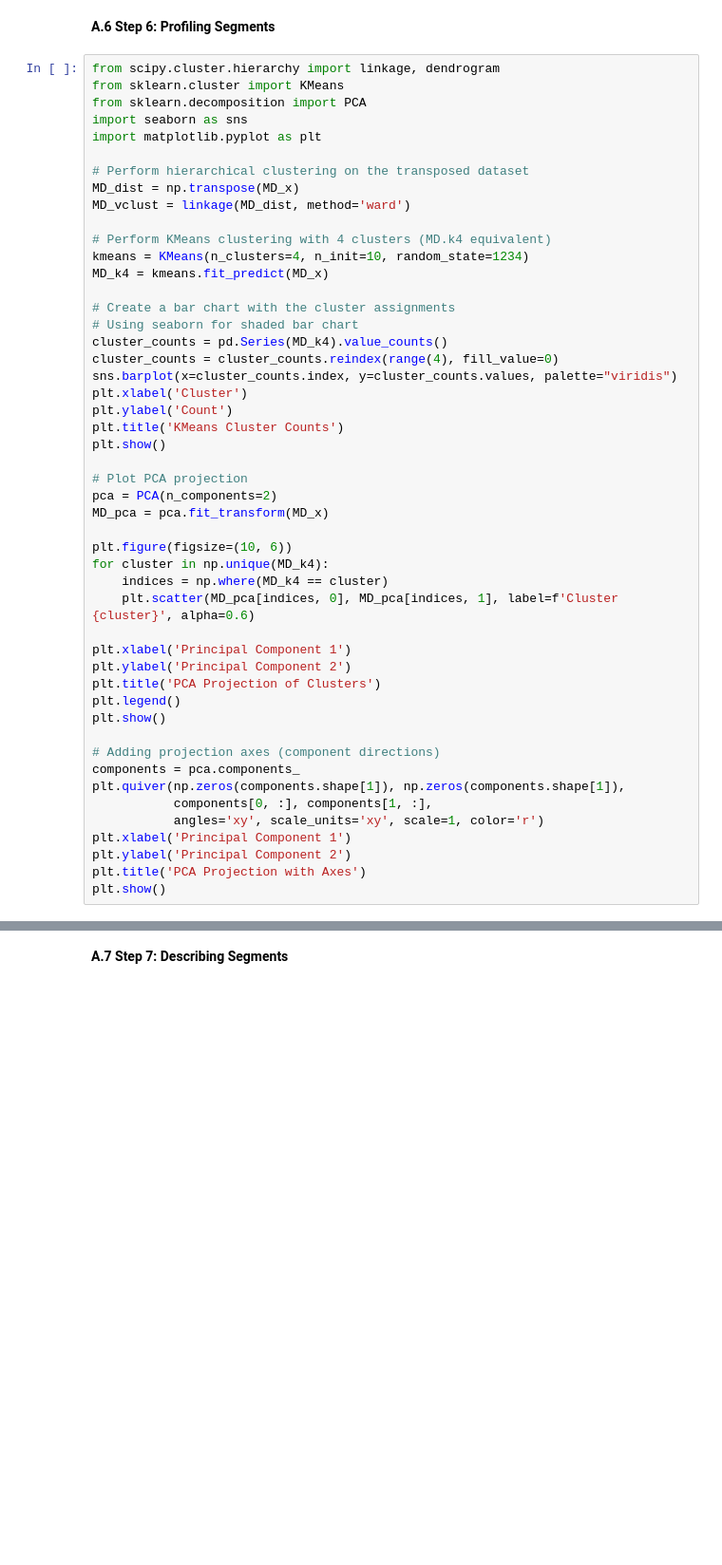
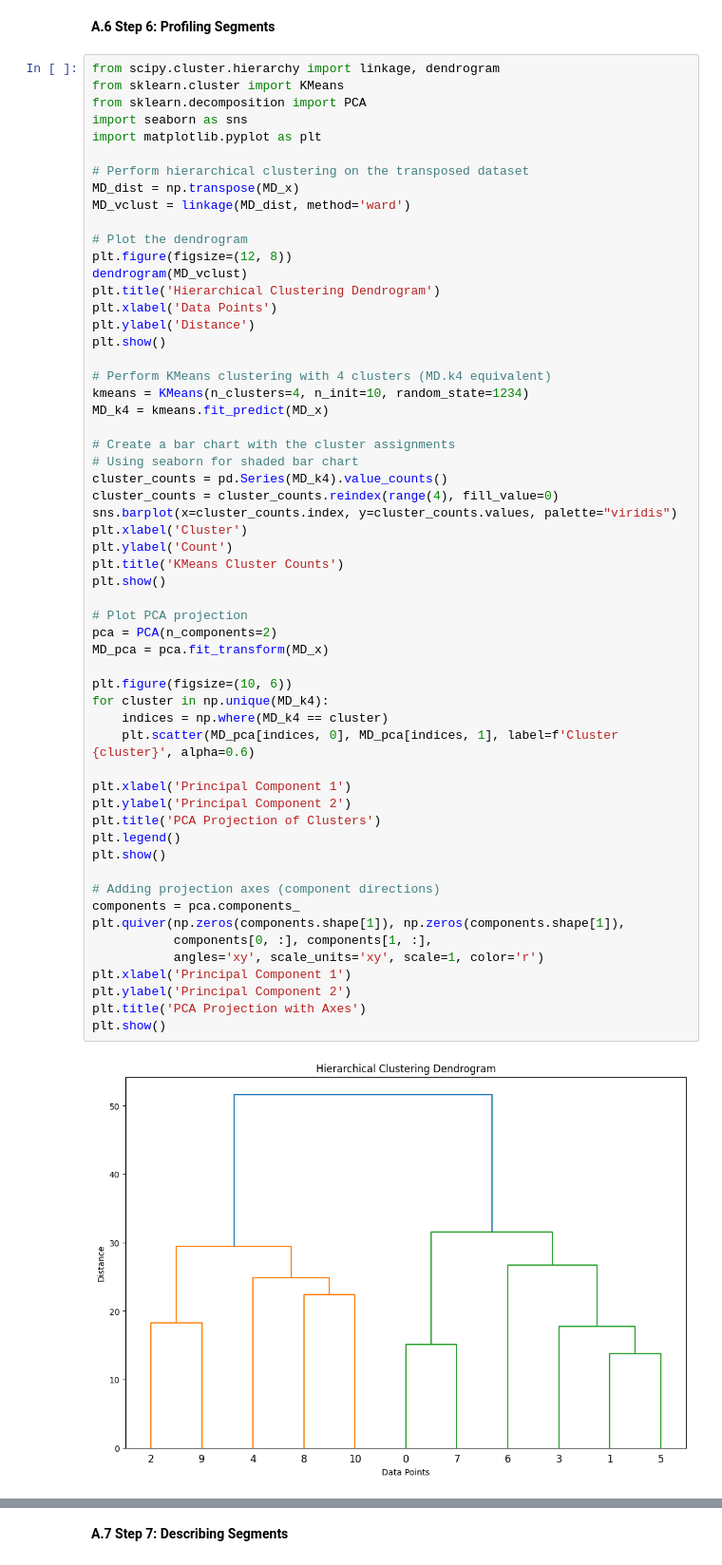
Before and after one commit to Pritha2507/Market_Segmentation_Analysis, a Jupyter notebook: Feynn_Labs_Task2.ipynb, the cells around one changed output, grey strips where cells are left out. Shown at 95% size. Drawn from its saved outputs; the diff is of its cells as text; blank space fills up the shorter version.

```diff
--- a/Feynn_Labs_Task2.ipynb
+++ b/Feynn_Labs_Task2.ipynb
@@ -467,6 +467,14 @@ import matplotlib.pyplot as plt
 # Perform hierarchical clustering on the transposed dataset
 MD_dist = np.transpose(MD_x)
 MD_vclust = linkage(MD_dist, method='ward')
+
+# Plot the dendrogram
+plt.figure(figsize=(12, 8))
+dendrogram(MD_vclust)
+plt.title('Hierarchical Clustering Dendrogram')
+plt.xlabel('Data Points')
+plt.ylabel('Distance')
+plt.show()
 
 # Perform KMeans clustering with 4 clusters (MD.k4 equivalent)
 kmeans = KMeans(n_clusters=4, n_init=10, random_state=1234)
@@ -480,33 +488,34 @@ sns.barplot(x=cluster_counts.index, y=cluster_counts.values, palette="viridis")
 plt.xlabel('Cluster')
 plt.ylabel('Count')
 plt.title('KMeans Cluster Counts')
 plt.show()
 
 # Plot PCA projection
 pca = PCA(n_components=2)
 MD_pca = pca.fit_transform(MD_x)
 
 plt.figure(figsize=(10, 6))
 for cluster in np.unique(MD_k4):
     indices = np.where(MD_k4 == cluster)
     plt.scatter(MD_pca[indices, 0], MD_pca[indices, 1], label=f'Cluster {cluster}', alpha=0.6)
 
 plt.xlabel('Principal Component 1')
 plt.ylabel('Principal Component 2')
 plt.title('PCA Projection of Clusters')
 plt.legend()
 plt.show()
 
 # Adding projection axes (component directions)
 components = pca.components_
 plt.quiver(np.zeros(components.shape[1]), np.zeros(components.shape[1]),
            components[0, :], components[1, :],
            angles='xy', scale_units='xy', scale=1, color='r')
 plt.xlabel('Principal Component 1')
 plt.ylabel('Principal Component 2')
 plt.title('PCA Projection with Axes')
 plt.show()
 # %% [output]
+[figure, new version]
 Passing `palette` without assigning `hue` is deprecated and will be removed in v0.14.0. Assign the `x` variable to `hue` and set `legend=False` for the same effect.
 
   sns.barplot(x=cluster_counts.index, y=cluster_counts.values, palette="viridis")
```
Also changed, not shown: parts of 1 cell of this notebook.
